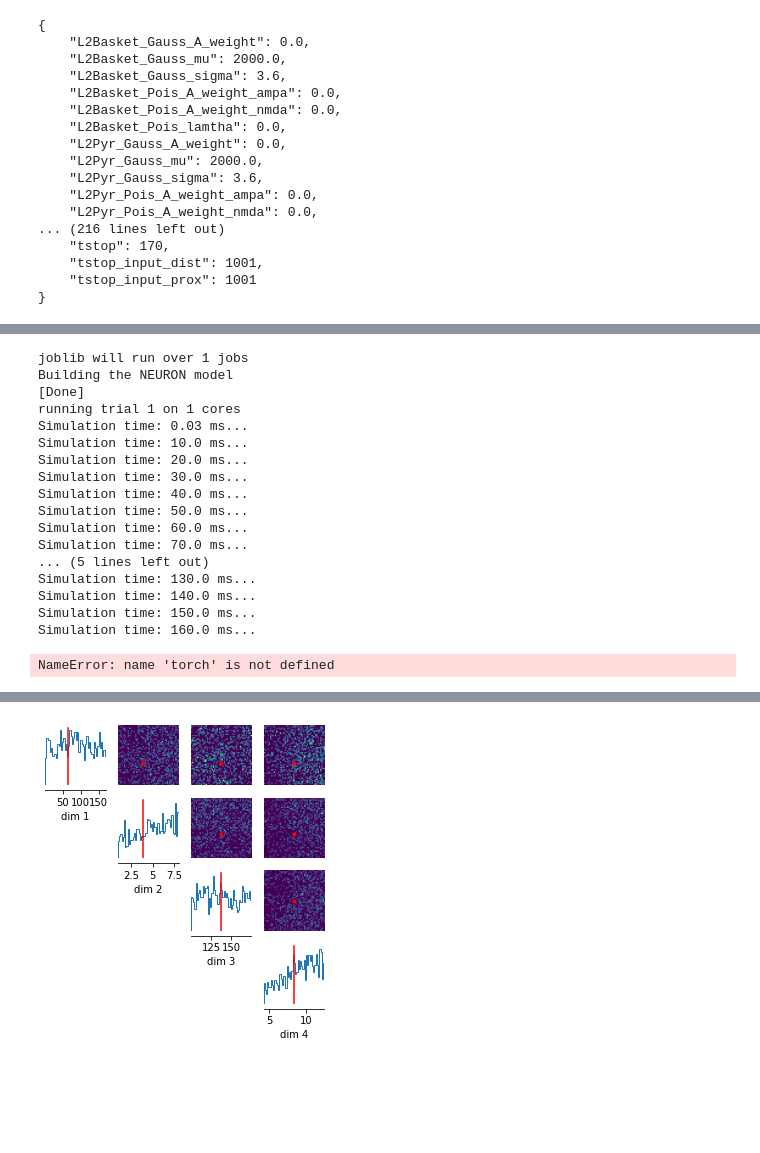
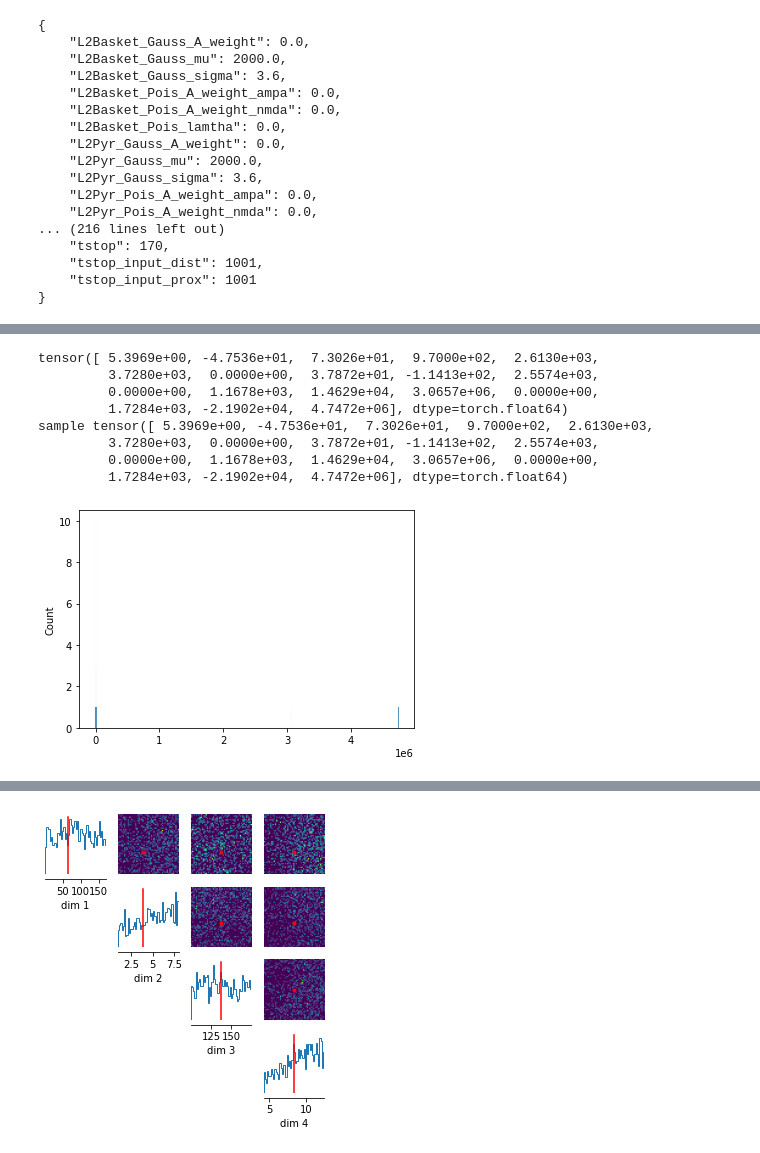
Before and after one commit to andererka/SBI_for_EEG, a Jupyter notebook: notebooks/ERP_parameter_inference_notebook.ipynb, the cells around one changed output, grey strips where cells are left out. Saved outputs shown, nothing was run; the diff lists cells and outputs as text; code cells hidden in the pictures; blank space fills up the shorter version.

Commit message:
seed

```diff
--- a/notebooks/ERP_parameter_inference_notebook.ipynb
+++ b/notebooks/ERP_parameter_inference_notebook.ipynb
@@ -34,11 +34,14 @@ The autoreload extension is already loaded. To reload it, use:
   %reload_ext autoreload
 # %%
 ## defining neuronal network model
+
+
 
 net = jones_2009_model()
 #net.plot_cells()
 #net.cetll_types['L5_pyramidal'].plot_morphology()
 
+from utils.simulation_wrapper import event_seed
 
 ## defining weights
 
@@ -51,7 +54,7 @@ synaptic_delays_d1 = {'L2_basket': 0.1, 'L2_pyramidal': 0.1,
 net.add_evoked_drive(
     'evdist1', mu=63.53, sigma=3.85, numspikes=1, weights_ampa=weights_ampa_d1,
     weights_nmda=weights_nmda_d1, location='distal',
-    synaptic_delays=synaptic_delays_d1, event_seed=4)
+    synaptic_delays=synaptic_delays_d1, event_seed=event_seed())
 
 
 
@@ -65,7 +68,7 @@ synaptic_delays_prox = {'L2_basket': 0.1, 'L2_pyramidal': 0.1,
 net.add_evoked_drive(
     'evprox1', mu=26.61, sigma=2.47, numspikes=1, weights_ampa=weights_ampa_p1,
     weights_nmda=None, location='proximal',
-    synaptic_delays=synaptic_delays_prox, event_seed=4)
+    synaptic_delays=synaptic_delays_prox, event_seed=event_seed())
 
 # Second proximal evoked drive. NB: only AMPA weights differ from first
 weights_ampa_p2 = {'L2_basket': 0.000003, 'L2_pyramidal': 1.438840,
@@ -74,7 +77,7 @@ weights_ampa_p2 = {'L2_basket': 0.000003, 'L2_pyramidal': 1.438840,
 net.add_evoked_drive(
     'evprox2', mu=137.12, sigma=8.33, numspikes=1,
     weights_ampa=weights_ampa_p2, location='proximal',
-    synaptic_delays=synaptic_delays_prox, event_seed=4)
+    synaptic_delays=synaptic_delays_prox, event_seed=event_seed())
 # %%
 net._params
 # %% [output]
@@ -173,18 +219,3 @@ Neural network successfully converged after 21 epochs.
 # %%
-window_len, scaling_factor = 30, 3000
-
-
-## set params as the 'true parameters'
-net._params['t_evdist_1'] = 63.53
-net._params['sigma_t_evdist_1'] = 3.85
-net._params['t_evdist_2'] = 137.12
-net._params['sigma_t_evprox_2'] = 8.33
-
-dpls = simulate_dipole(net, tstop=170., n_trials=1)
-for dpl in dpls:
-    obs = dpl.smooth(window_len).scale(scaling_factor).data['agg']
-
-obs_real = calculate_summary_stats(torch.from_numpy(obs))
-
-samples = posterior.sample((2,),
+samples = posterior.sample((1,),
                            x=obs_real)
@@ -209,26 +242,21 @@ Simulation time: 160.0 ms...
 # %%
-simulate_with_samples = inference.run_only_sim(samples, net)
+import seaborn as sns
 
 
-import seaborn as sns
+print(obs_real)
 
-sns.histplot(simulate_with_samples, x='s(x)')
+plt.plot()
+for sample in simulate_with_samples:
+    print('sample',sample)
+
+    sns.histplot(sample.detach().numpy())
 # %% [output]
-joblib will run over 1 jobs
-Building the NEURON model
-[Done]
-running trial 1 on 1 cores
-Simulation time: 0.03 ms...
-Simulation time: 10.0 ms...
-Simulation time: 20.0 ms...
-Simulation time: 30.0 ms...
-Simulation time: 40.0 ms...
-Simulation time: 50.0 ms...
-Simulation time: 60.0 ms...
-Simulation time: 70.0 ms...
-... (5 lines left out)
-Simulation time: 130.0 ms...
-Simulation time: 140.0 ms...
-Simulation time: 150.0 ms...
-Simulation time: 160.0 ms...
+tensor([ 5.3969e+00, -4.7536e+01,  7.3026e+01,  9.7000e+02,  2.6130e+03,
+         3.7280e+03,  0.0000e+00,  3.7872e+01, -1.1413e+02,  2.5574e+03,
+         0.0000e+00,  1.1678e+03,  1.4629e+04,  3.0657e+06,  0.0000e+00,
+         1.7284e+03, -2.1902e+04,  4.7472e+06], dtype=torch.float64)
+sample tensor([ 5.3969e+00, -4.7536e+01,  7.3026e+01,  9.7000e+02,  2.6130e+03,
+         3.7280e+03,  0.0000e+00,  3.7872e+01, -1.1413e+02,  2.5574e+03,
+         0.0000e+00,  1.1678e+03,  1.4629e+04,  3.0657e+06,  0.0000e+00,
+         1.7284e+03, -2.1902e+04,  4.7472e+06], dtype=torch.float64)
-NameError: name 'torch' is not defined
+[figure, added]
```
Also changed, not shown: parts of 6 cells of this notebook, 4 other files.
